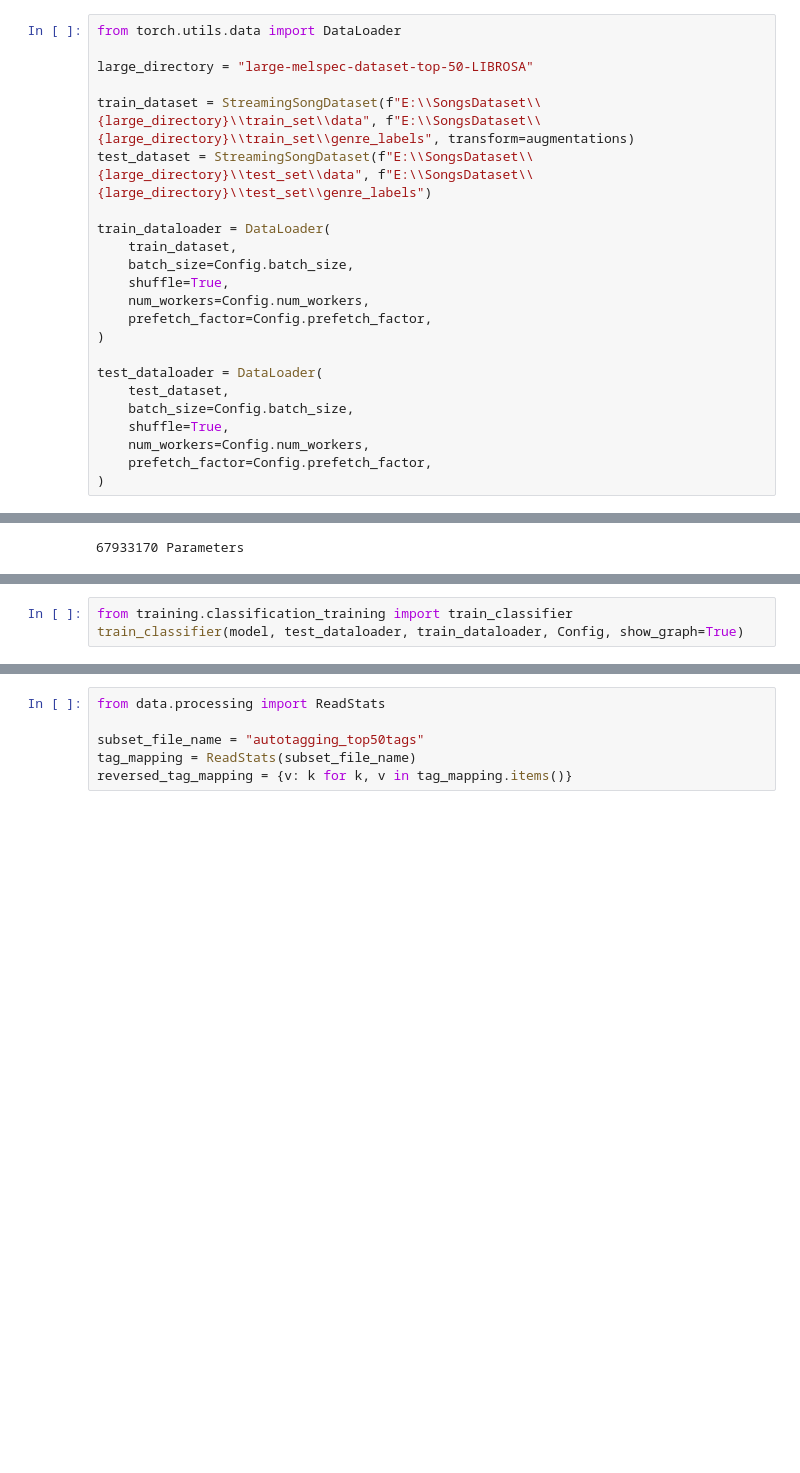
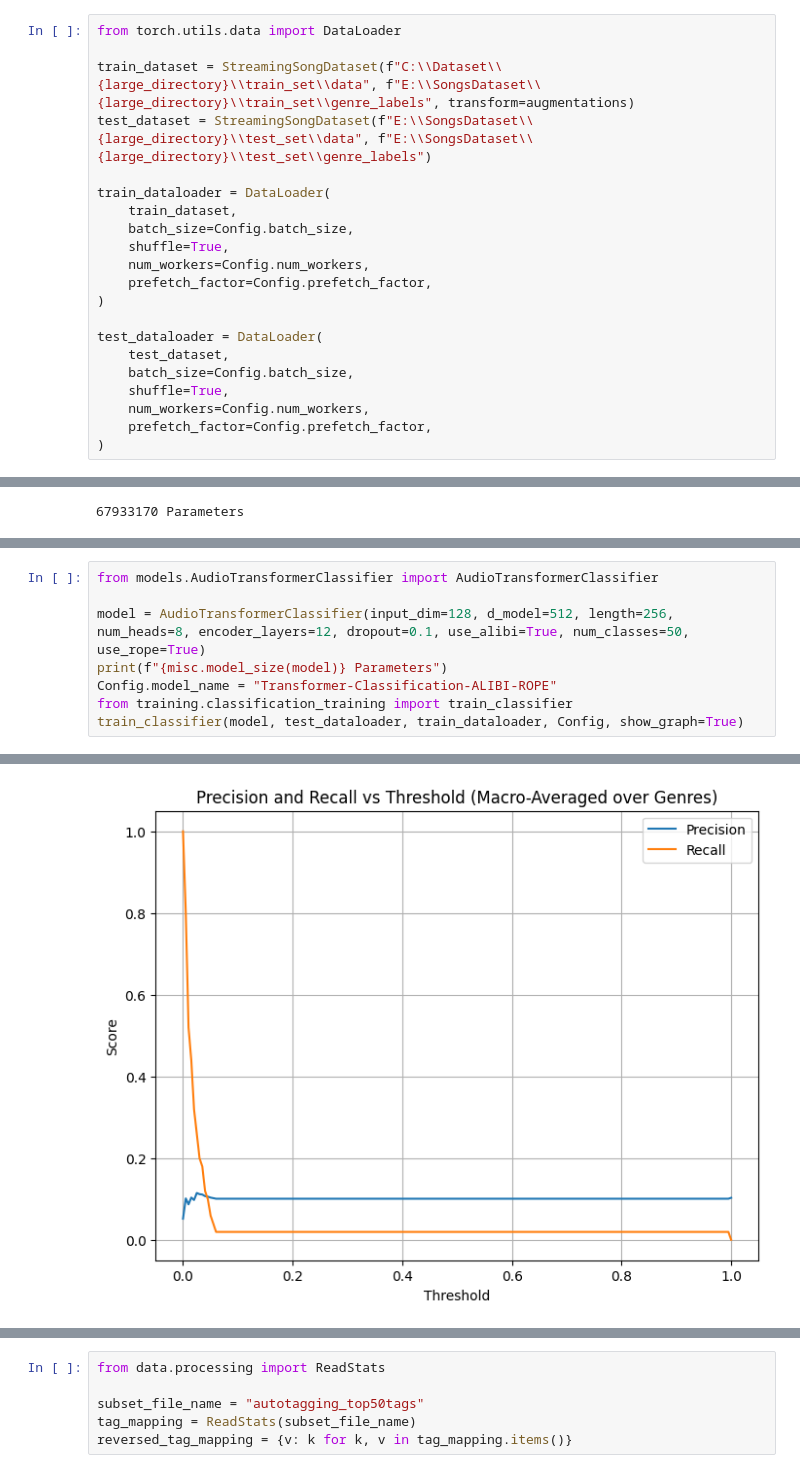
Before and after one commit to Gorp5/ContrastiveMusicLearning, a Jupyter notebook: src/Classification.ipynb, the cells around one changed output, grey strips where cells are left out. Drawn from its saved outputs; the diff is of its cells as text; blank space fills up the shorter version.

```diff
--- a/src/Classification.ipynb
+++ b/src/Classification.ipynb
@@ -58,9 +58,7 @@ ParseBalanced(subset_file_name, f"{data_directory}", f"E:/SongsDataset/{director
 # %%
 from torch.utils.data import DataLoader
 
-large_directory = "large-melspec-dataset-top-50-LIBROSA"
-
-train_dataset = StreamingSongDataset(f"E:\\SongsDataset\\{large_directory}\\train_set\\data", f"E:\\SongsDataset\\{large_directory}\\train_set\\genre_labels", transform=augmentations)
+train_dataset = StreamingSongDataset(f"C:\\Dataset\\{large_directory}\\train_set\\data", f"E:\\SongsDataset\\{large_directory}\\train_set\\genre_labels", transform=augmentations)
 test_dataset = StreamingSongDataset(f"E:\\SongsDataset\\{large_directory}\\test_set\\data", f"E:\\SongsDataset\\{large_directory}\\test_set\\genre_labels")
 
 train_dataloader = DataLoader(
@@ -123,3 +211,9 @@ print(f"{misc.model_size(model)} Parameters")
 # %%
+from models.AudioTransformerClassifier import AudioTransformerClassifier
+
+model = AudioTransformerClassifier(input_dim=128, d_model=512, length=256, num_heads=8, encoder_layers=12, dropout=0.1, use_alibi=True, num_classes=50, use_rope=True)
+print(f"{misc.model_size(model)} Parameters")
+Config.model_name = "Transformer-Classification-ALIBI-ROPE"
 from training.classification_training import train_classifier
 train_classifier(model, test_dataloader, train_dataloader, Config, show_graph=True)
+# %% [output]
@@ -125,0 +222 @@ train_classifier(model, test_dataloader, train_dataloader, Config, show_graph=Tr
+[figure, added]
```
Also changed, not shown: parts of 20 cells of this notebook, 14 other files.
